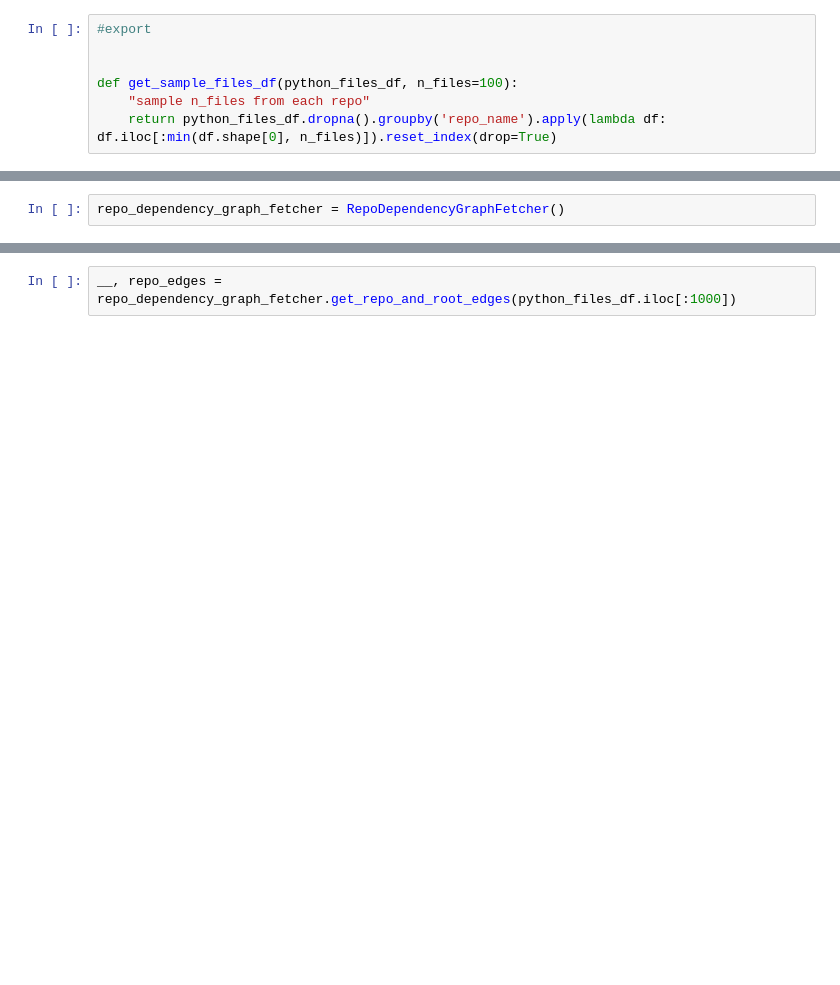
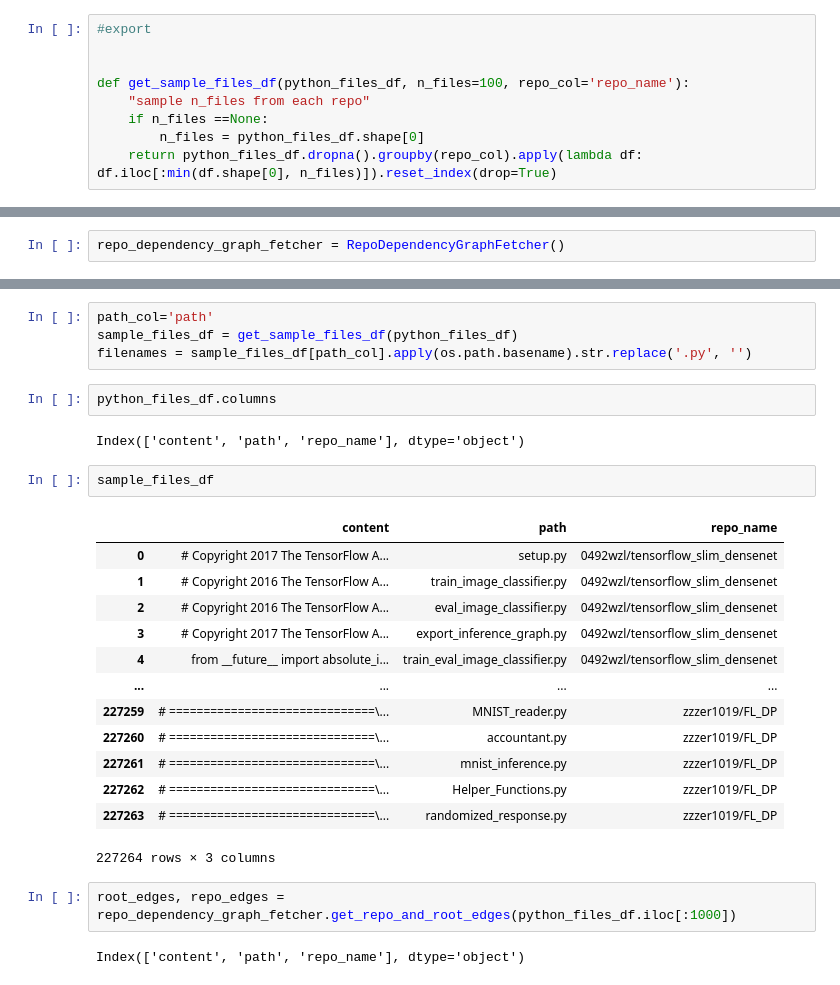
Before and after one commit to lambdaofgod/github_search, a Jupyter notebook: notebooks/Python_Function_Call_Graph.ipynb, the cells around one changed output, grey strips where cells are left out. Drawn from its saved outputs; the diff is of its cells as text; blank space fills up the shorter version.

```diff
--- a/notebooks/Python_Function_Call_Graph.ipynb
+++ b/notebooks/Python_Function_Call_Graph.ipynb
@@ -339,9 +291,11 @@ expr = items[0].value
 #export
 
 
-def get_sample_files_df(python_files_df, n_files=100):
+def get_sample_files_df(python_files_df, n_files=100, repo_col='repo_name'):
     "sample n_files from each repo"
-    return python_files_df.dropna().groupby('repo_name').apply(lambda df: df.iloc[:min(df.shape[0], n_files)]).reset_index(drop=True)
+    if n_files ==None:
+        n_files = python_files_df.shape[0]
+    return python_files_df.dropna().groupby(repo_col).apply(lambda df: df.iloc[:min(df.shape[0], n_files)]).reset_index(drop=True)
 # %%
 sample_df = python_files_df.dropna().groupby('repo_name').apply(lambda df: df.iloc[:min(df.shape[0], 100)]).reset_index(drop=True)
 # %%
@@ -496,2 +457,28 @@ repo_dependency_graph_fetcher = RepoDependencyGraphFetcher()
+# %%
+path_col='path'
+sample_files_df = get_sample_files_df(python_files_df)
+filenames = sample_files_df[path_col].apply(os.path.basename).str.replace('.py', '')
+# %%
+python_files_df.columns
+# %% [output]
+Index(['content', 'path', 'repo_name'], dtype='object')
+# %%
+sample_files_df
+# %% [output]
+|  | content | path | repo_name |
+| 0 | # Copyright 2017 The TensorFlow A... | setup.py | 0492wzl/tensorflow_slim_densenet |
+| 1 | # Copyright 2016 The TensorFlow A... | train_image_classifier.py | 0492wzl/tensorflow_slim_densenet |
+| 2 | # Copyright 2016 The TensorFlow A... | eval_image_classifier.py | 0492wzl/tensorflow_slim_densenet |
+| 3 | # Copyright 2017 The TensorFlow A... | export_inference_graph.py | 0492wzl/tensorflow_slim_densenet |
+| 4 | from __future__ import absolute_i... | train_eval_image_classifier.py | 0492wzl/tensorflow_slim_densenet |
+| ... | ... | ... | ... |
+| 227259 | # ==============================\... | MNIST_reader.py | zzzer1019/FL_DP |
+| 227260 | # ==============================\... | accountant.py | zzzer1019/FL_DP |
+| 227261 | # ==============================\... | mnist_inference.py | zzzer1019/FL_DP |
+| 227262 | # ==============================\... | Helper_Functions.py | zzzer1019/FL_DP |
+| 227263 | # ==============================\... | randomized_response.py | zzzer1019/FL_DP |
+227264 rows × 3 columns
 # %%
-__, repo_edges = repo_dependency_graph_fetcher.get_repo_and_root_edges(python_files_df.iloc[:1000])
+root_edges, repo_edges = repo_dependency_graph_fetcher.get_repo_and_root_edges(python_files_df.iloc[:1000])
+# %% [output]
+Index(['content', 'path', 'repo_name'], dtype='object')
```
Also changed, not shown: parts of 62 cells of this notebook, 1 other file.
